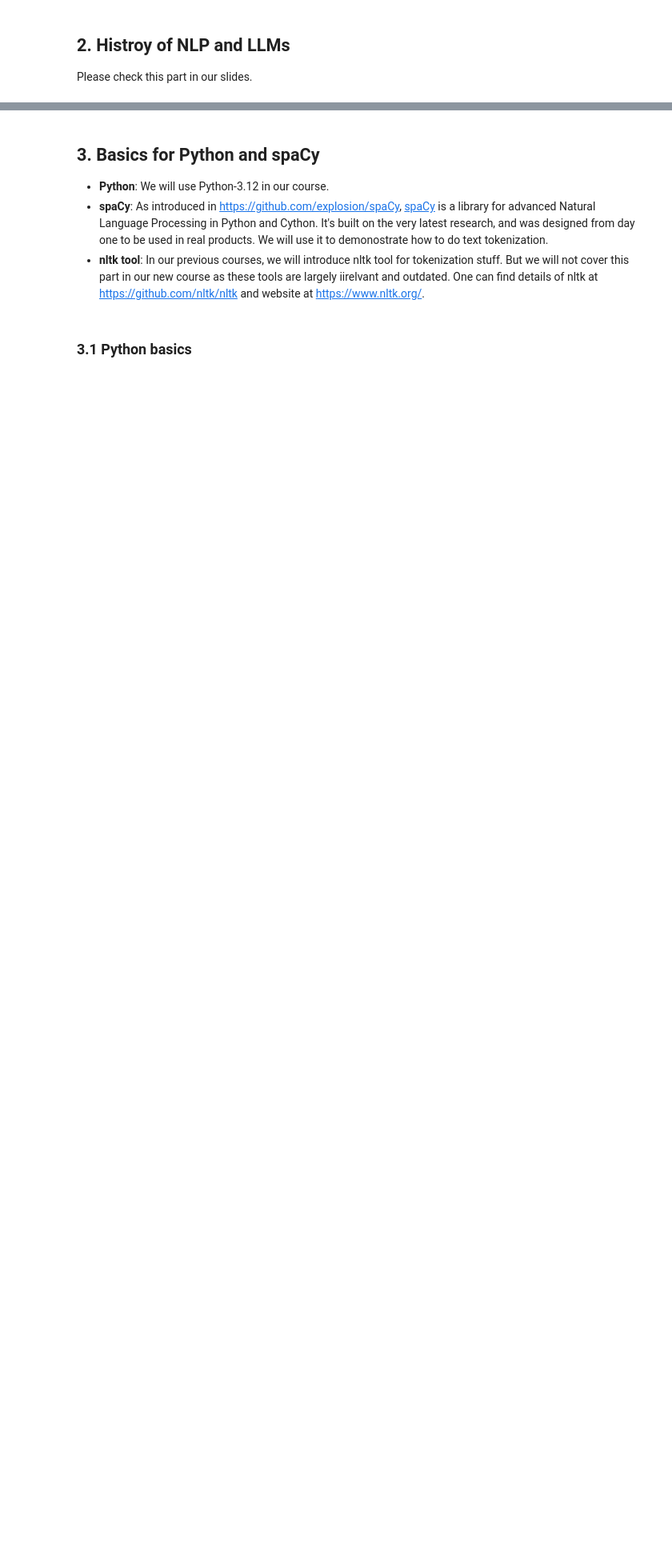
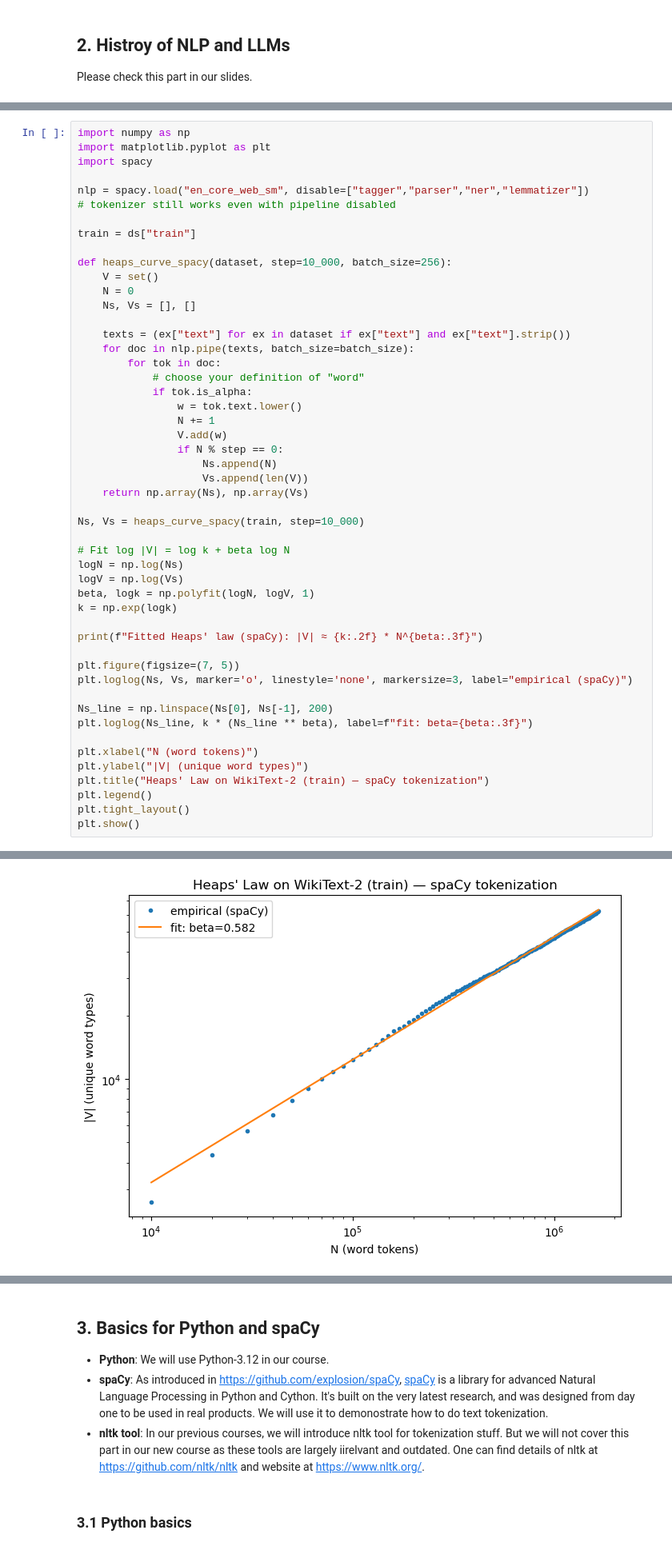
Before and after one commit to baojian/llm-26, a Jupyter notebook: lecture-01/lecture-01-introduction.ipynb, the cells around one changed output, grey strips where cells are left out. Shown at 80% size. Cells and saved outputs as stored; diff of their text form; blank space fills up the shorter version.

```diff
--- a/lecture-01/lecture-01-introduction.ipynb
+++ b/lecture-01/lecture-01-introduction.ipynb
@@ -348,0 +447,51 @@ Please check this part in our slides.
+# %%
+import numpy as np
+import matplotlib.pyplot as plt
+import spacy
+
+nlp = spacy.load("en_core_web_sm", disable=["tagger","parser","ner","lemmatizer"])
+# tokenizer still works even with pipeline disabled
+
+train = ds["train"]
+
+def heaps_curve_spacy(dataset, step=10_000, batch_size=256):
+    V = set()
+    N = 0
+    Ns, Vs = [], []
+
+    texts = (ex["text"] for ex in dataset if ex["text"] and ex["text"].strip())
+    for doc in nlp.pipe(texts, batch_size=batch_size):
+        for tok in doc:
+            # choose your definition of "word"
+            if tok.is_alpha:
+                w = tok.text.lower()
+                N += 1
+                V.add(w)
+                if N % step == 0:
+                    Ns.append(N)
+                    Vs.append(len(V))
+    return np.array(Ns), np.array(Vs)
+
+Ns, Vs = heaps_curve_spacy(train, step=10_000)
+
+# Fit log |V| = log k + beta log N
+logN = np.log(Ns)
+logV = np.log(Vs)
+beta, logk = np.polyfit(logN, logV, 1)
+k = np.exp(logk)
+
+print(f"Fitted Heaps' law (spaCy): |V| ≈ {k:.2f} * N^{beta:.3f}")
+
+plt.figure(figsize=(7, 5))
+plt.loglog(Ns, Vs, marker='o', linestyle='none', markersize=3, label="empirical (spaCy)")
+
+Ns_line = np.linspace(Ns[0], Ns[-1], 200)
+plt.loglog(Ns_line, k * (Ns_line ** beta), label=f"fit: beta={beta:.3f}")
+
+plt.xlabel("N (word tokens)")
+plt.ylabel("|V| (unique word types)")
+plt.title("Heaps' Law on WikiText-2 (train) — spaCy tokenization")
+plt.legend()
+plt.tight_layout()
+plt.show()
+# %% [output]
@@ -348,0 +499 @@ Please check this part in our slides.
+[figure, added]
```
Also changed, not shown: parts of 11 cells of this notebook, 2 other files.
